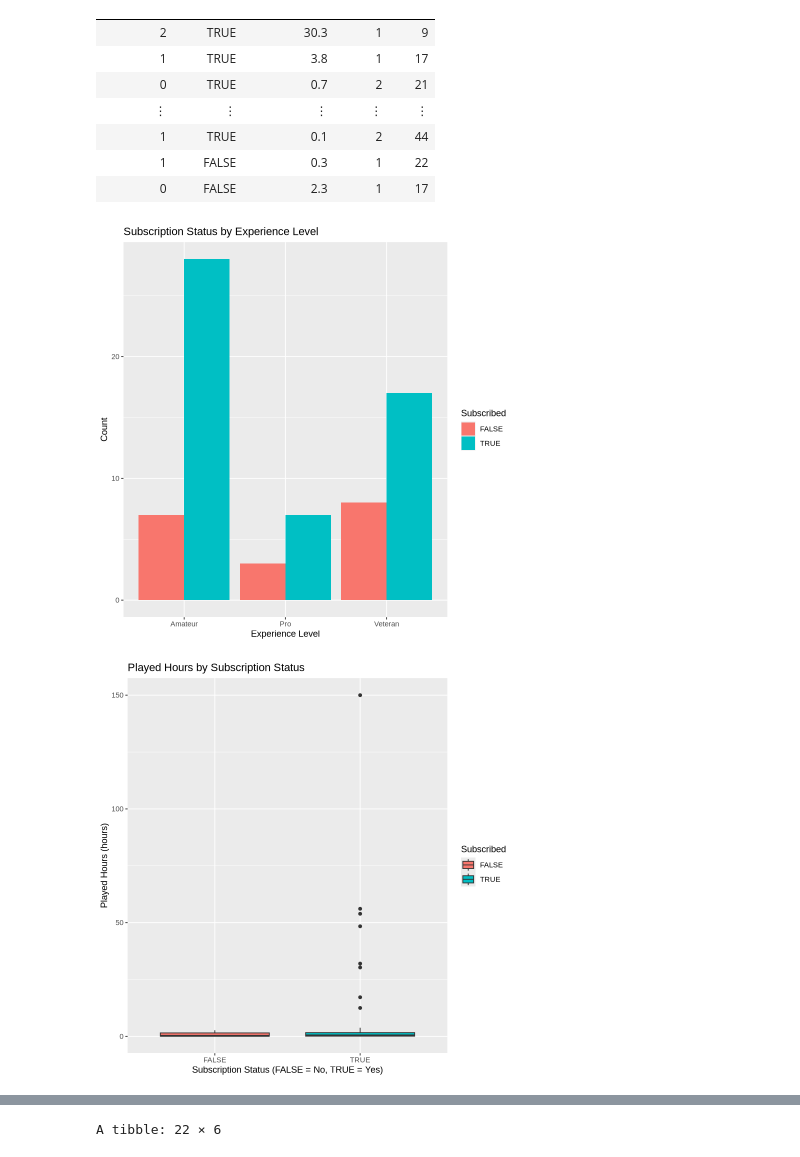
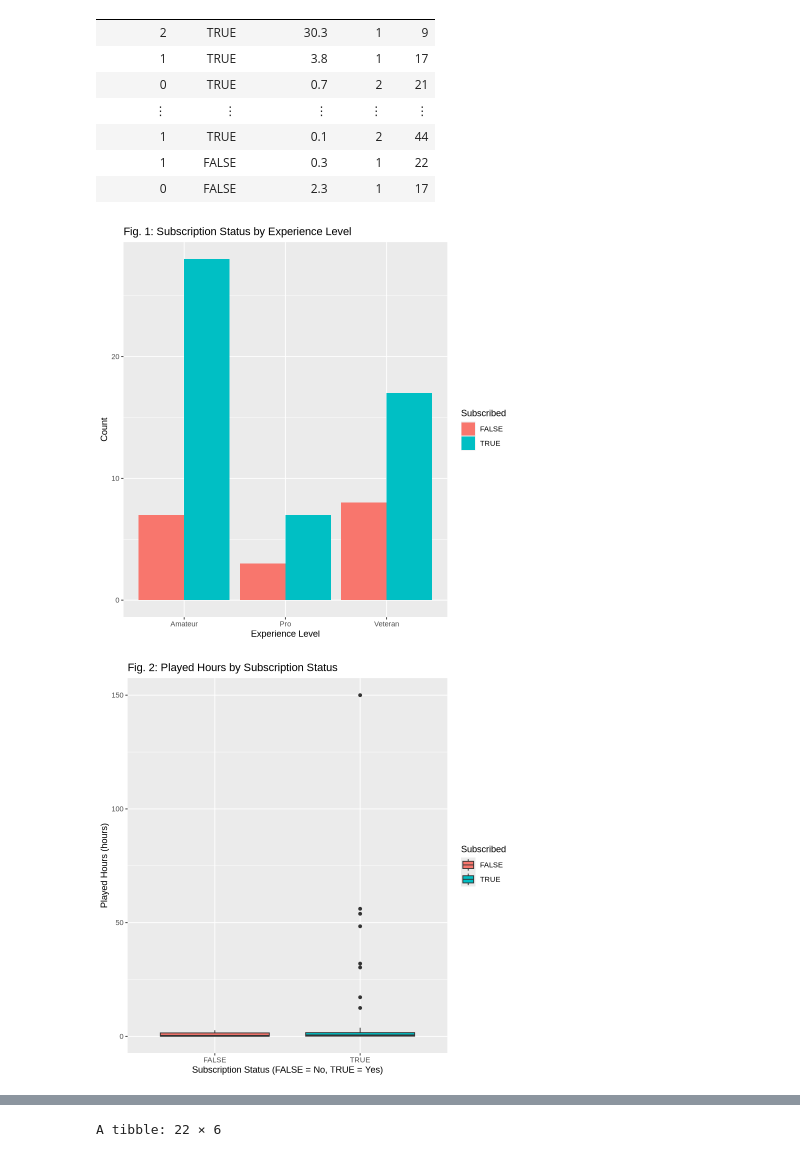
Before and after one commit to HarryLiang-CS/PLAIcraft-Player-Analytics, a Jupyter notebook: Group Project.ipynb, the cells around one changed output, grey strips where cells are left out. Saved outputs shown, nothing was run; the diff lists cells and outputs as text; code cells hidden in the pictures.

```diff
--- a/Group Project.ipynb
+++ b/Group Project.ipynb
@@ -183,34 +187,34 @@ A tibble: 70 × 5
 # %%
 #Visualization 1: Bar plot of subscription status by experience level
 players_experience_characters <- players|>
   mutate(experience = recode(experience,
                              `0` = "Amateur",
                              `1` = "Veteran",
                              `2` = "Pro",
                              ))|>
 mutate(experience = as.character(experience))
 plot_experience<-ggplot(players_experience_characters, aes(x = experience, fill = subscribe)) +
   geom_bar(position = "dodge") +  # Side-by-side bar plot for subscription counts
   labs(
-    title = "Subscription Status by Experience Level",
+    title = "Fig. 1: Subscription Status by Experience Level",
     x = "Experience Level",
     y = "Count",
     fill = "Subscribed"
   )
 plot_experience
 # %% [output]
-[figure, old version]
+[figure, new version]
 # %%
 #Visualization 2: scatter plot of subscription status by played hours
 plot_hours <- ggplot(players, aes(x = subscribe, y = played_hours, fill = subscribe)) +
   geom_boxplot() +
   labs(
-    title = "Played Hours by Subscription Status",
+    title = "Fig. 2: Played Hours by Subscription Status",
     x = "Subscription Status (FALSE = No, TRUE = Yes)",
     y = "Played Hours (hours)",
     fill = "Subscribed"
   )
 plot_hours
 # %% [output]
-[figure, old version]
+[figure, new version]
 # %%
```
Also changed, not shown: parts of 8 cells of this notebook.
